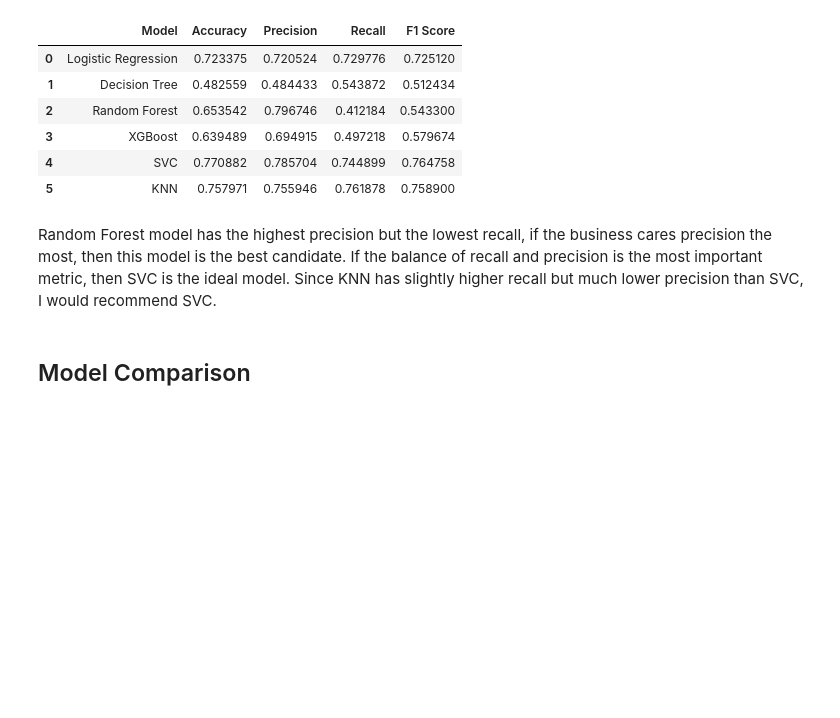
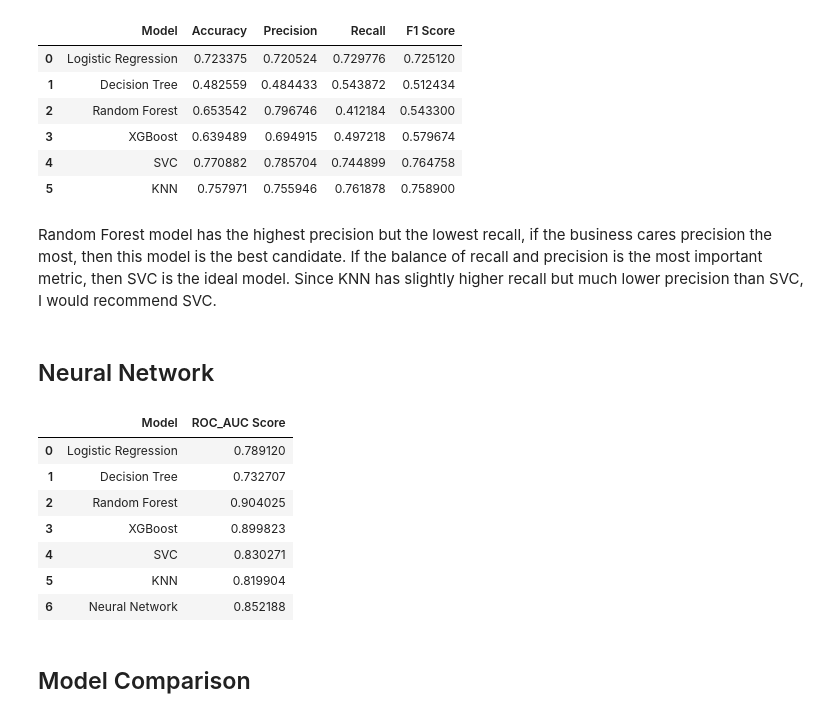
Before and after one commit to niteshavagabond/Credit-Card-Default-Prediction, a Jupyter notebook: Credit_Card_Default_Prediction.ipynb, the cells around one changed output. Saved outputs shown, nothing was run; the diff lists cells and outputs as text; code cells hidden in the pictures; blank space fills up the shorter version.

```diff
--- a/Credit_Card_Default_Prediction.ipynb
+++ b/Credit_Card_Default_Prediction.ipynb
@@ -1012,6 +1012,45 @@ pd.DataFrame(model_report, columns = ["Model","Accuracy", "Precision", "Recall",
 | 5 | KNN | 0.757971 | 0.755946 | 0.761878 | 0.758900 |
 # %% [markdown]
 Random Forest model has the highest precision but the lowest recall, if the business cares precision the most, then this model is the best candidate. If the balance of recall and precision is the most important metric, then SVC is the ideal model. Since KNN has slightly higher recall but much lower precision than SVC, I would recommend SVC.
+# %% [markdown]
+## Neural Network
+# %%
+from sklearn.neural_network import MLPClassifier
+
+def run_neural_network():
+    '''
+    This function can call Neural Network Model.
+    '''
+    # Split data
+    X_train, X_test, y_train, y_test = data_split(X, y)
+
+    # Rescale data
+    X_train_std, X_test_std = standard_scaler(X_train, X_test, numerical_cols=num_cols)
+
+    # Instantiate model
+    clf_nn = MLPClassifier(random_state=42)
+
+    # Fit the model
+    clf_nn.fit(X_train_std, y_train)
+
+    # Use model's default parameters to get cross validation score
+    scores = cross_val_score(clf_nn, X_train_std, y_train, scoring="roc_auc", cv=5)
+    roc_auc_nn = np.mean(scores)
+
+    return "Neural Network", roc_auc_nn
+# %%
+# Storing the value in dataframe for Logistic Regression model.
+model_result.append(run_neural_network())
+pd.DataFrame(model_result, columns = ["Model", "ROC_AUC Score"])
+# %% [output]
+|  | Model | ROC_AUC Score |
+| 0 | Logistic Regression | 0.789120 |
+| 1 | Decision Tree | 0.732707 |
+| 2 | Random Forest | 0.904025 |
+| 3 | XGBoost | 0.899823 |
+| 4 | SVC | 0.830271 |
+| 5 | KNN | 0.819904 |
+| 6 | Neural Network | 0.852188 |
 # %% [markdown]
 ## Model Comparison
 # %% [markdown]
```
